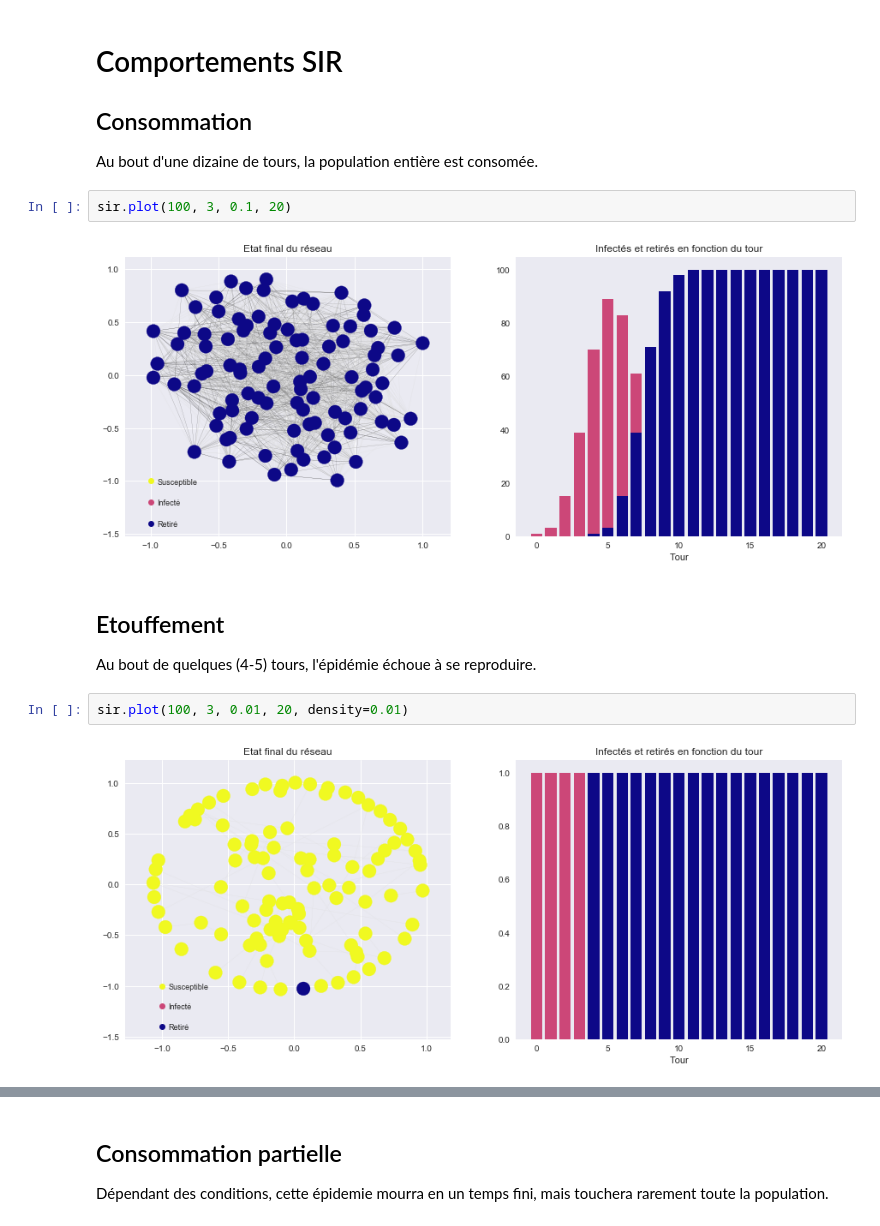
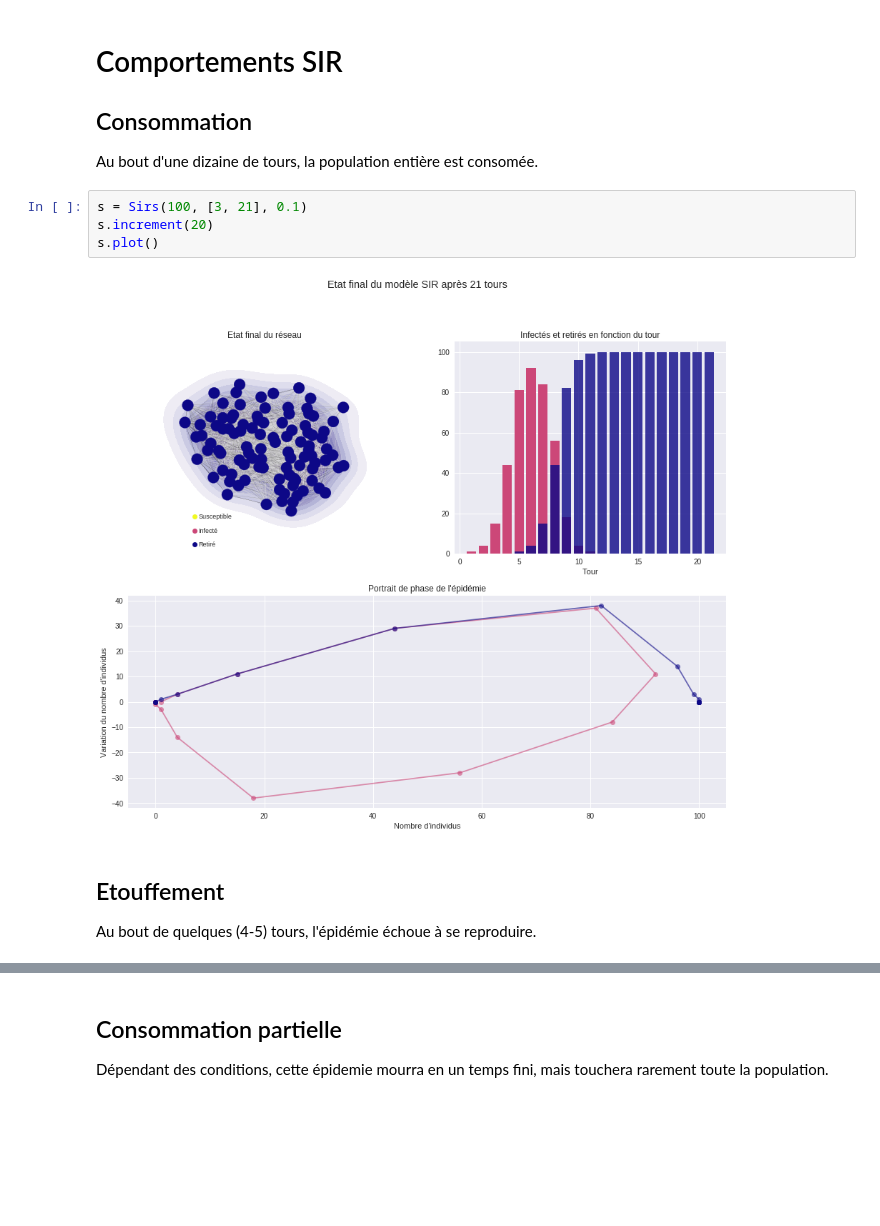
Before and after one commit to farid-fari/epidemics, a Jupyter notebook: epidemics/Exemples.ipynb, the cells around one changed output, grey strips where cells are left out. Drawn from its saved outputs; the diff is of its cells as text; blank space fills up the shorter version.

```diff
--- a/epidemics/Exemples.ipynb
+++ b/epidemics/Exemples.ipynb
@@ -12,13 +7,11 @@ import networkx as nx
 ## Consommation
 Au bout d'une dizaine de tours, la population entière est consomée.
 # %%
-sir.plot(100, 3, 0.1, 20)
+s = Sirs(100, [3, 21], 0.1)
+s.increment(20)
+s.plot()
 # %% [output]
-[figure, old version]
+[figure, new version]
 # %% [markdown]
 ## Etouffement
 Au bout de quelques (4-5) tours, l'épidémie échoue à se reproduire.
-# %%
-sir.plot(100, 3, 0.01, 20, density=0.01)
-# %% [output]
-[figure, removed]
```
Also changed, not shown: parts of 21 cells of this notebook, 16 other files.
